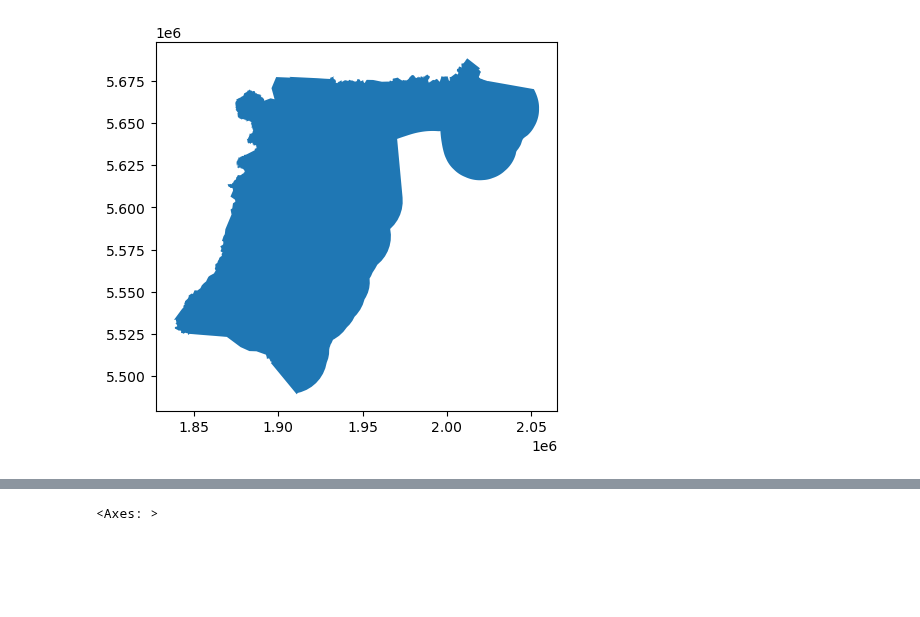
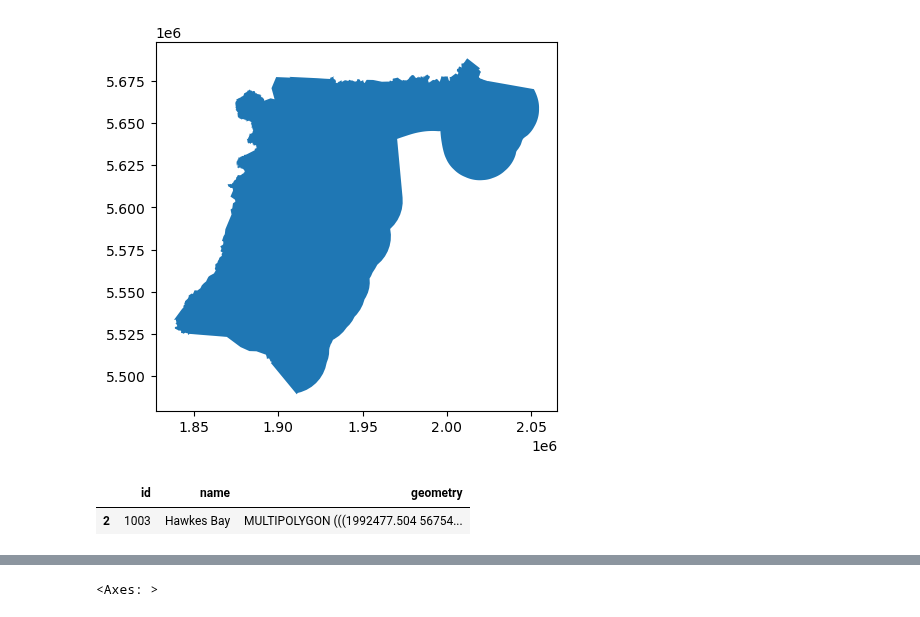
Before and after one commit to gsokolow/Flooding-and-Healthcare-2024, a Jupyter notebook: procedure/code/01-Jupyter_notebook.ipynb, the cells around one changed output, grey strips where cells are left out. Cells and saved outputs as stored; diff of their text form; code cells hidden in the pictures; blank space fills up the shorter version.

```diff
--- a/procedure/code/01-Jupyter_notebook.ipynb
+++ b/procedure/code/01-Jupyter_notebook.ipynb
@@ -252,6 +252,11 @@ hb.plot()
 # %% [output]
 <Axes: >
 [figure]
+# %%
+hb.head()
+# %% [output]
+|  | id | name | geometry |
+| 2 | 1003 | Hawkes Bay | MULTIPOLYGON (((1992477.504 56754... |
 # %%
 sa1_geom.head()
 # %% [output]
```
Also changed, not shown: parts of 5 cells of this notebook.
